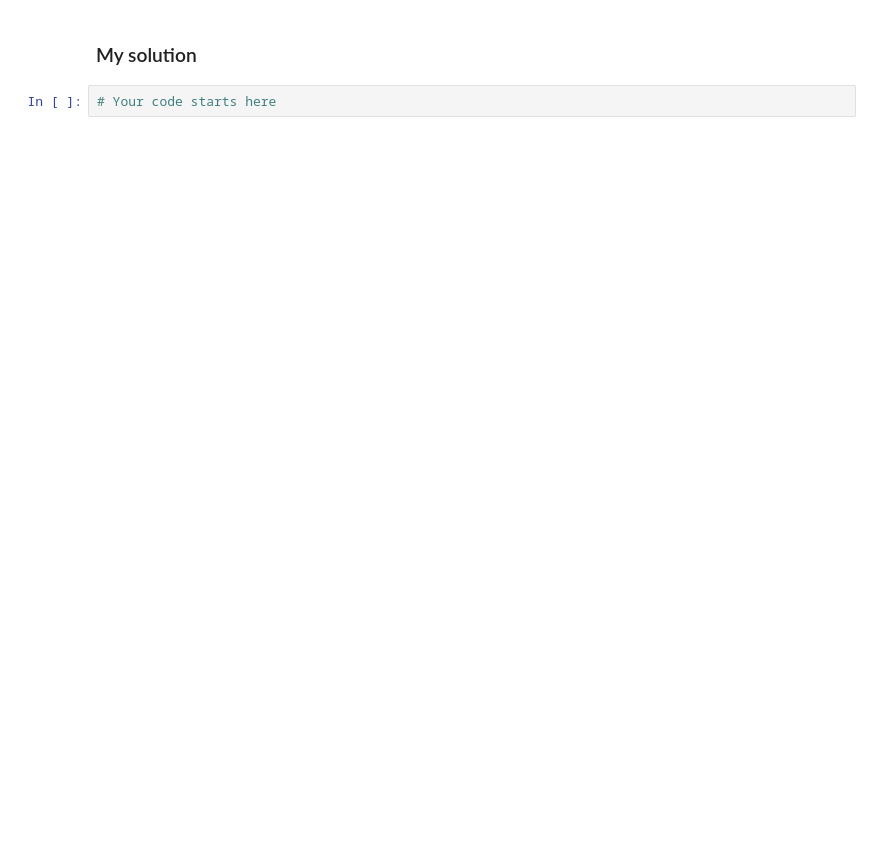
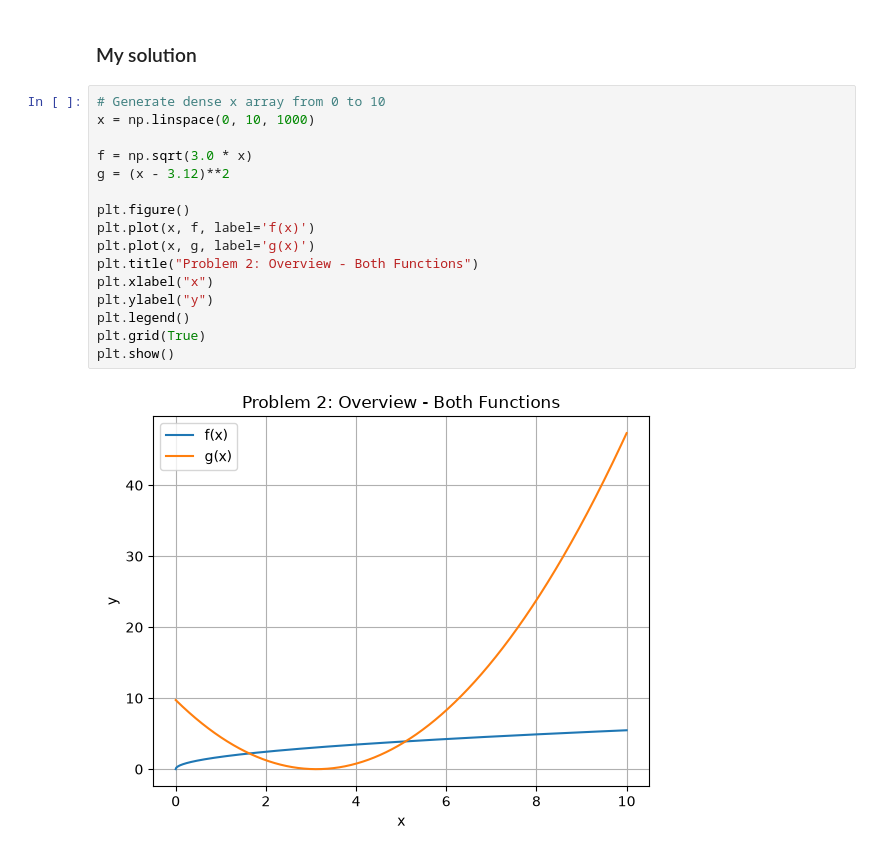
Before and after one commit to alirm9/newrep, a Jupyter notebook: Lab 02 My solutions.ipynb, the cells around one changed output. Cells and saved outputs as stored; diff of their text form; blank space fills up the shorter version.

```diff
--- a/Lab 02 My solutions.ipynb
+++ b/Lab 02 My solutions.ipynb
@@ -44,4 +61,20 @@ display(Markdown(txt))
 # %% [markdown]
 ### My solution
 # %%
-# Your code starts here
+# Generate dense x array from 0 to 10
+x = np.linspace(0, 10, 1000)
+
+f = np.sqrt(3.0 * x)
+g = (x - 3.12)**2
+
+plt.figure()
+plt.plot(x, f, label='f(x)')
+plt.plot(x, g, label='g(x)')
+plt.title("Problem 2: Overview - Both Functions")
+plt.xlabel("x")
+plt.ylabel("y")
+plt.legend()
+plt.grid(True)
+plt.show()
+# %% [output]
+[figure, added]
```
Also changed, not shown: parts of 2 cells of this notebook, 22 other files.
